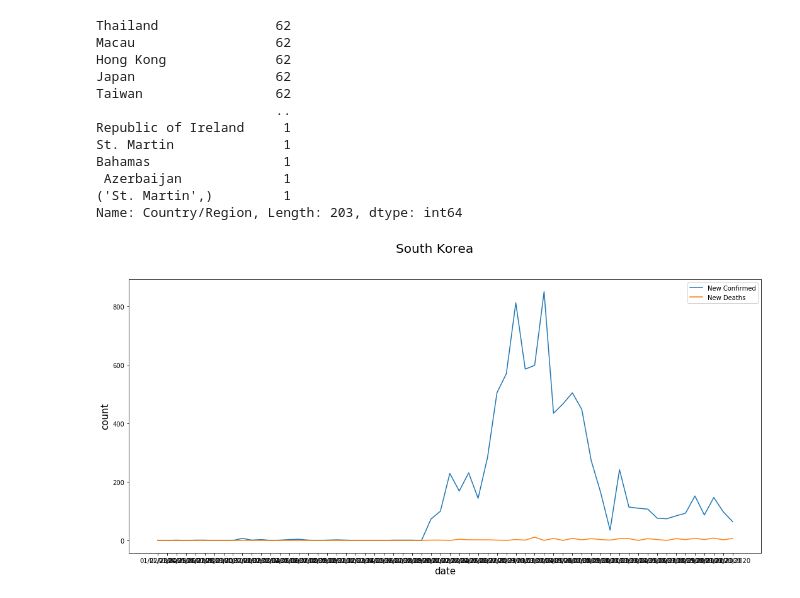
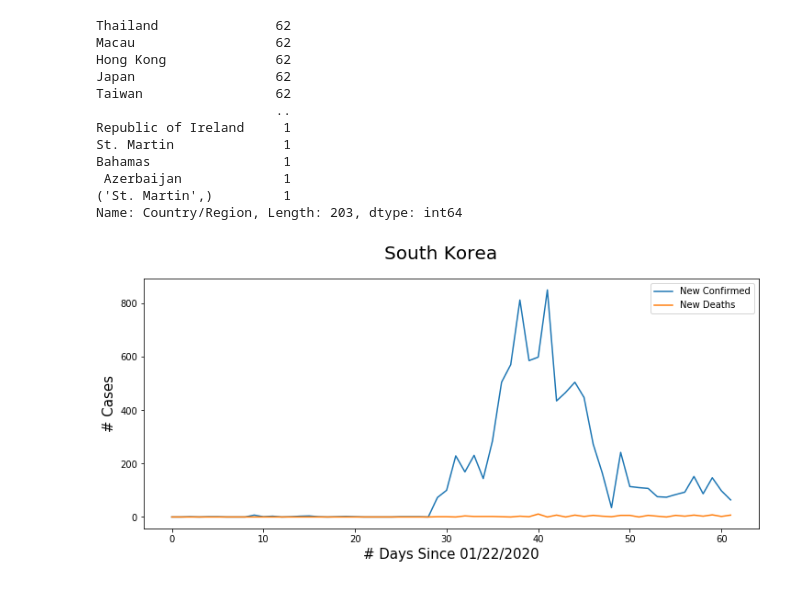
Before and after one commit to nhungle714/Data-Science-Projects, a Jupyter notebook: COVID19/Covid19_EDA.ipynb, the cells around one changed output. Cells and saved outputs as stored; diff of their text form; code cells hidden in the pictures.

Commit message:
plots of new confirmed cases

```diff
--- a/COVID19/Covid19_EDA.ipynb
+++ b/COVID19/Covid19_EDA.ipynb
@@ -45,12 +46,21 @@ agg_data['new_deaths'] = agg_data\
 
 agg_data['new_recovered'] = agg_data\
 .groupby(['Country/Region'])['Recovered'].transform(lambda x: x.diff().fillna(0))
+# %%
+agg_data.sort_values(by=['Country/Region', 'ObservationDate'], inplace=True)
 # %%
 agg_data.columns
 # %% [output]
 Index(['ObservationDate', 'Country/Region', 'Confirmed', 'Deaths', 'Recovered',
        'new_confirmed', 'new_deaths', 'new_recovered'],
       dtype='object')
+# %%
+start_date = min(agg_data['ObservationDate'])
+
+start_date = datetime.strptime(start_date, '%m/%d/%Y')
+# %%
+agg_data['days_after'] = agg_data['ObservationDate'].apply(lambda x:
+                                                           (datetime.strptime(x, '%m/%d/%Y') - start_date).days)
 # %%
 agg_data.loc[agg_data['Country/Region']=='Vietnam']
 # %% [output]
@@ -85,13 +95,13 @@ Name: Country/Region, Length: 203, dtype: int64
 # %%
 country = 'South Korea'
 data = agg_data.loc[agg_data['Country/Region']==country]
-fig, ax = plt.subplots(figsize=(18, 8))
-ax.plot(data.ObservationDate, data.new_confirmed)
-ax.plot(data.ObservationDate, data.new_deaths)
-ax.set_xlabel('date', fontsize=15)
-ax.set_ylabel('count', fontsize=15)
+fig, ax = plt.subplots(figsize=(12, 5))
+ax.plot(data.days_after, data.new_confirmed)
+ax.plot(data.days_after, data.new_deaths)
+ax.set_xlabel('# Days Since 01/22/2020', fontsize=15)
+ax.set_ylabel('# Cases', fontsize=15)
 ax.legend(['New Confirmed', 'New Deaths'], loc='best')
 fig.suptitle(country, fontsize=20)
 plt.show()
 # %% [output]
-[figure, old version]
+[figure, new version]
```
Also changed, not shown: parts of 6 cells of this notebook.
